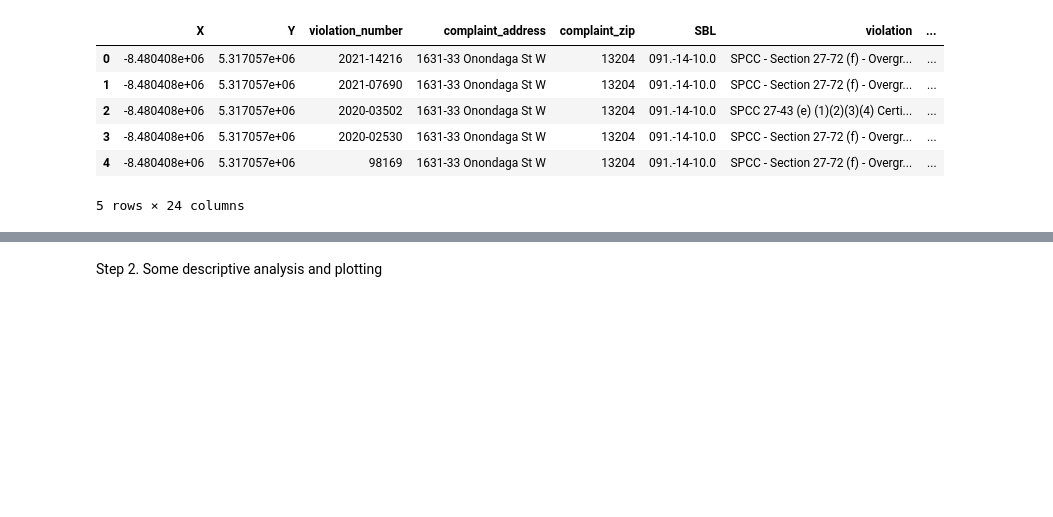
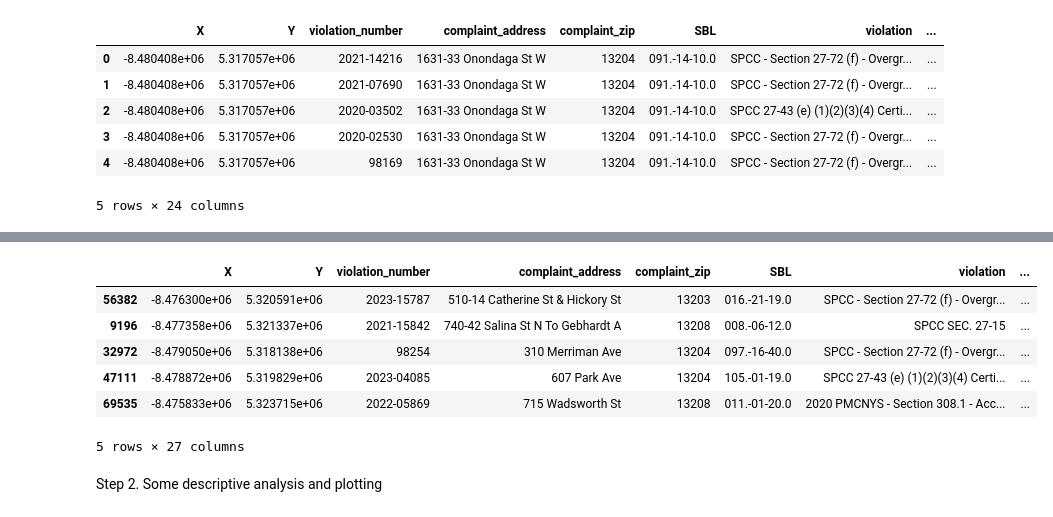
Before and after one commit to ht6631/IST_652_Project, a Jupyter notebook: ProjectAnalysis.ipynb, the cells around one changed output, grey strips where cells are left out. Cells and saved outputs as stored; diff of their text form; code cells hidden in the pictures; blank space fills up the shorter version.

```diff
--- a/ProjectAnalysis.ipynb
+++ b/ProjectAnalysis.ipynb
@@ -100,3 +158,21 @@ code_violations.head()
+# %%
+# converting zipcodes to int64 to match complaint_zip type
+zip_data['zipcode'] = zip_data['zipcode'].astype('int64')
+
+# merging with code violations data
+code_violations = pd.merge(code_violations, zip_data, left_on='complaint_zip', right_on='zipcode', how='left')
+
+# deleting extra zip column
+code_violations = code_violations.drop(columns=['zipcode'])
+code_violations.sample(5)
+# %% [output]
+|  | X | Y | violation_number | complaint_address | complaint_zip | SBL | violation | ... |
+| 56382 | -8.476300e+06 | 5.320591e+06 | 2023-15787 | 510-14 Catherine St & Hickory St | 13203 | 016.-21-19.0 | SPCC - Section 27-72 (f) - Overgr... | ... |
+| 9196 | -8.477358e+06 | 5.321337e+06 | 2021-15842 | 740-42 Salina St N To Gebhardt A | 13208 | 008.-06-12.0 | SPCC SEC. 27-15 | ... |
+| 32972 | -8.479050e+06 | 5.318138e+06 | 98254 | 310 Merriman Ave | 13204 | 097.-16-40.0 | SPCC - Section 27-72 (f) - Overgr... | ... |
+| 47111 | -8.478872e+06 | 5.319829e+06 | 2023-04085 | 607 Park Ave | 13204 | 105.-01-19.0 | SPCC 27-43 (e) (1)(2)(3)(4) Certi... | ... |
+| 69535 | -8.475833e+06 | 5.323715e+06 | 2022-05869 | 715 Wadsworth St | 13208 | 011.-01-20.0 | 2020 PMCNYS - Section 308.1 - Acc... | ... |
+5 rows × 27 columns
 # %% [markdown]
 Step 2. Some descriptive analysis and plotting
 # %%
```
Also changed, not shown: parts of 3 cells of this notebook.
